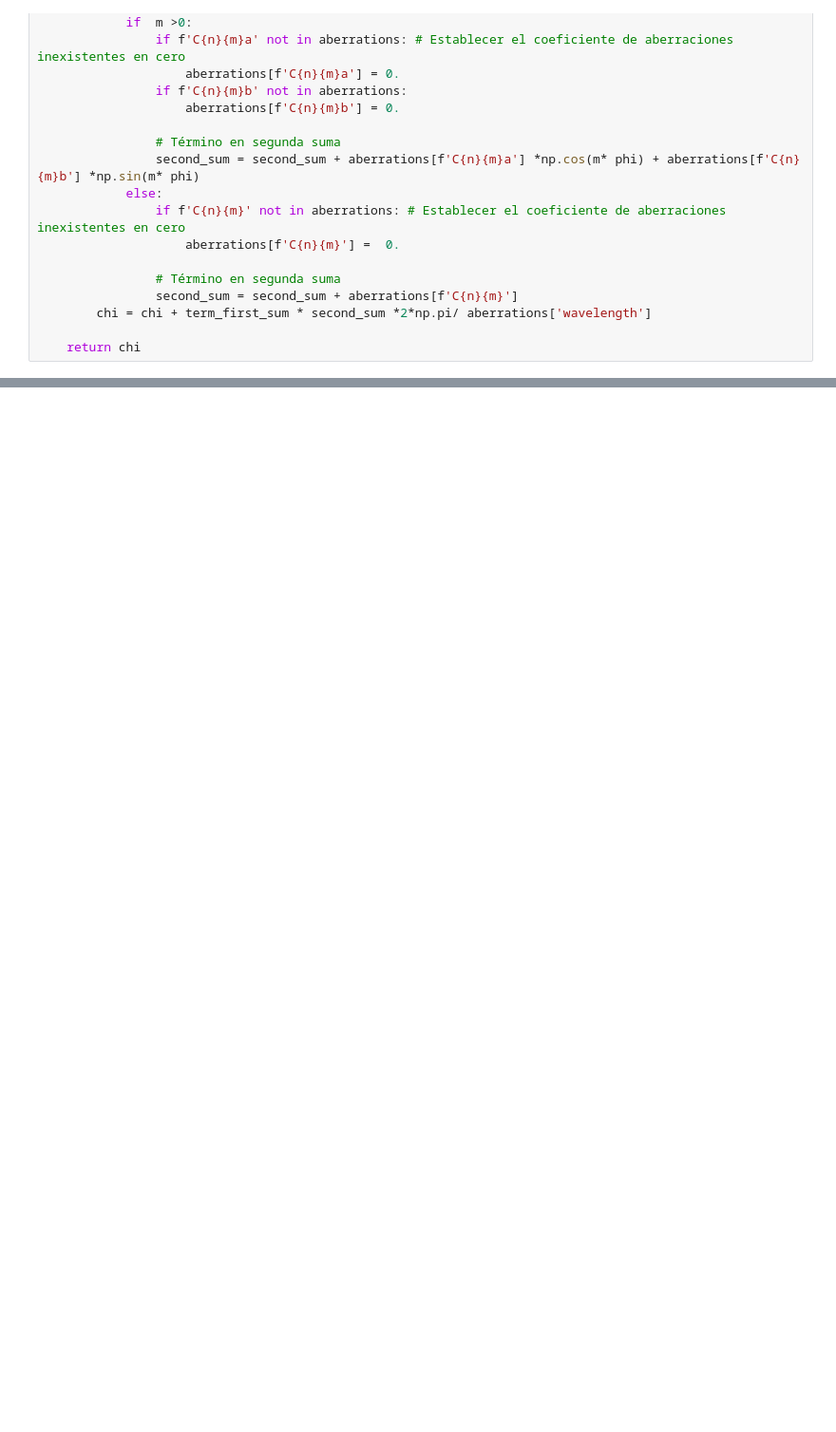
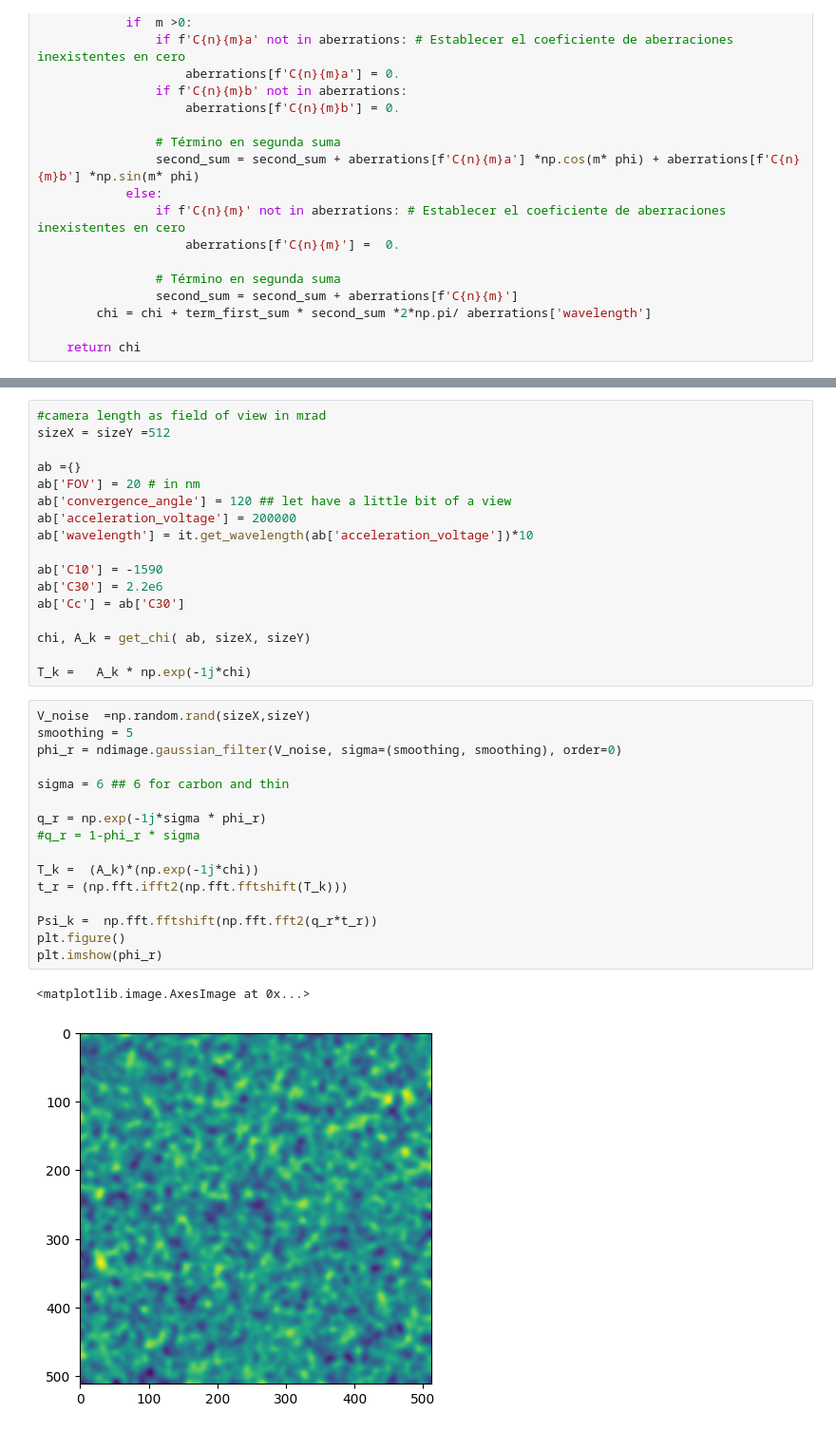
Before and after one commit to aldairmora/RONCHIGRAM, a Jupyter notebook: ronchis.ipynb, the cells around one changed output, grey strips where cells are left out. Shown at 95% size. Drawn from its saved outputs; the diff is of its cells as text; blank space fills up the shorter version.

```diff
--- a/ronchis.ipynb
+++ b/ronchis.ipynb
@@ -145,0 +142,36 @@ Text(0.5, 1.0, 'Ronchigram')
+# %%
+#camera length as field of view in mrad
+sizeX = sizeY =512
+
+ab ={}
+ab['FOV'] = 20 # in nm
+ab['convergence_angle'] = 120 ## let have a little bit of a view
+ab['acceleration_voltage'] = 200000
+ab['wavelength'] = it.get_wavelength(ab['acceleration_voltage'])*10
+
+ab['C10'] = -1590
+ab['C30'] = 2.2e6
+ab['Cc'] = ab['C30']
+
+chi, A_k = get_chi( ab, sizeX, sizeY)
+
+T_k =   A_k * np.exp(-1j*chi)
+# %%
+V_noise  =np.random.rand(sizeX,sizeY)
+smoothing = 5
+phi_r = ndimage.gaussian_filter(V_noise, sigma=(smoothing, smoothing), order=0)
+
+sigma = 6 ## 6 for carbon and thin
+
+q_r = np.exp(-1j*sigma * phi_r)
+#q_r = 1-phi_r * sigma
+
+T_k =  (A_k)*(np.exp(-1j*chi))
+t_r = (np.fft.ifft2(np.fft.fftshift(T_k)))
+
+Psi_k =  np.fft.fftshift(np.fft.fft2(q_r*t_r))
+plt.figure()
+plt.imshow(phi_r)
+# %% [output]
+<matplotlib.image.AxesImage at 0x...>
+[figure, added]
```
Also changed, not shown: parts of 9 cells of this notebook.
